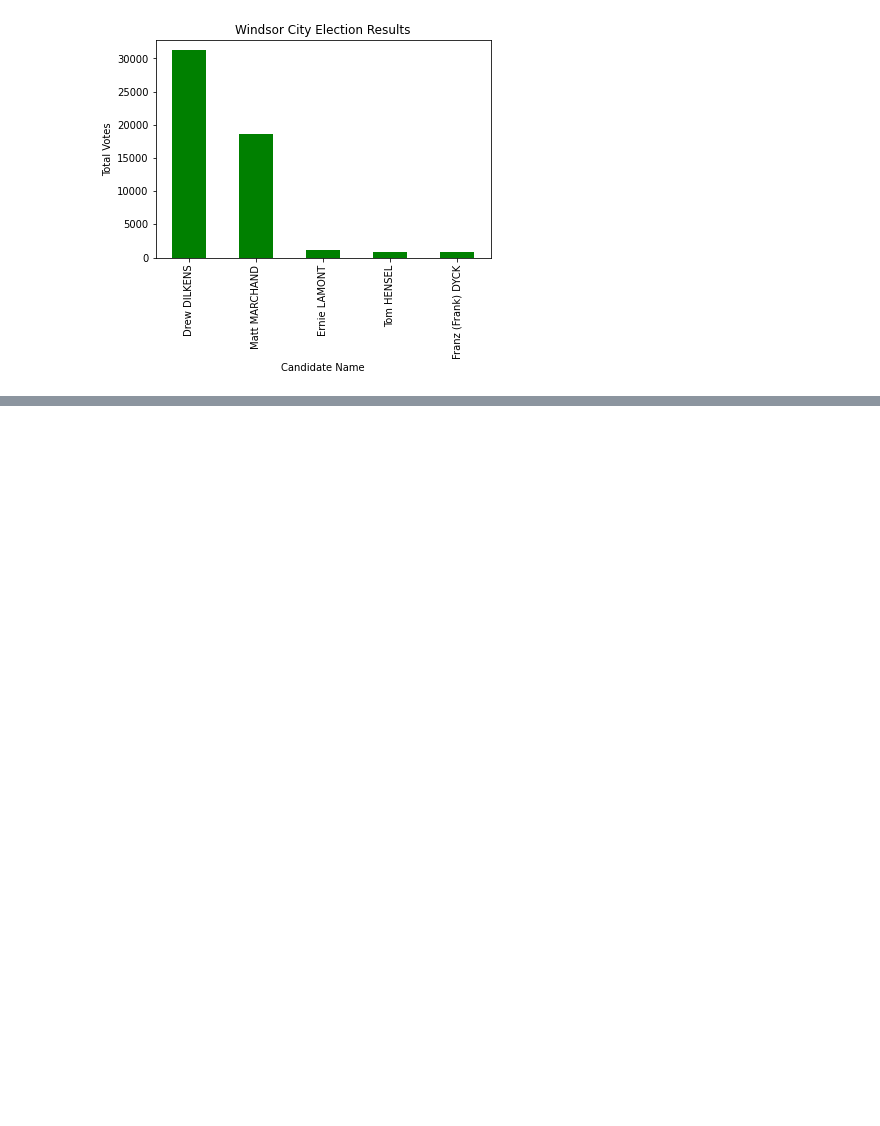
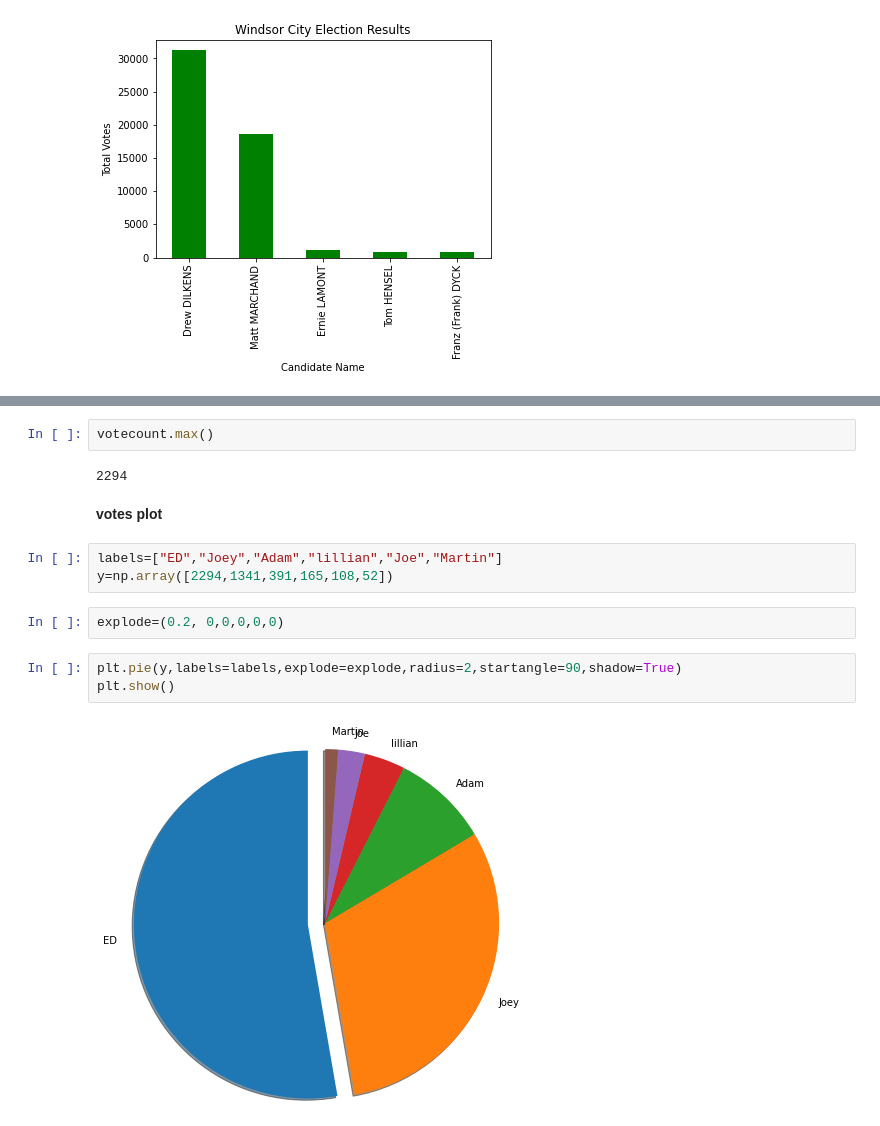
Before and after one commit to Alex-pu/Data-analysis-with-python, a Jupyter notebook: WndsorElects.ipynb, the cells around one changed output, grey strips where cells are left out. Drawn from its saved outputs; the diff is of its cells as text; blank space fills up the shorter version.

```diff
--- a/WndsorElects.ipynb
+++ b/WndsorElects.ipynb
@@ -121,0 +212,16 @@ Text(0.5, 1.0, 'Windsor City Election Results')
+# %%
+votecount.max()
+# %% [output]
+2294
+# %% [markdown]
+**votes plot**
+# %%
+labels=["ED","Joey","Adam","lillian","Joe","Martin"]
+y=np.array([2294,1341,391,165,108,52])
+# %%
+explode=(0.2, 0,0,0,0,0)
+# %%
+plt.pie(y,labels=labels,explode=explode,radius=2,startangle=90,shadow=True)
+plt.show()
+# %% [output]
+[figure, added]
```
Also changed, not shown: parts of 11 cells of this notebook.
